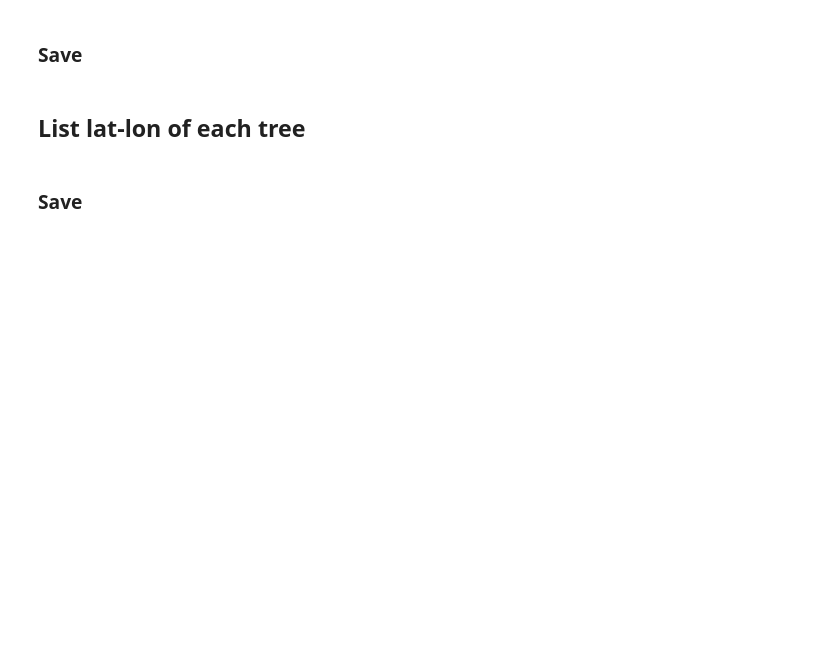
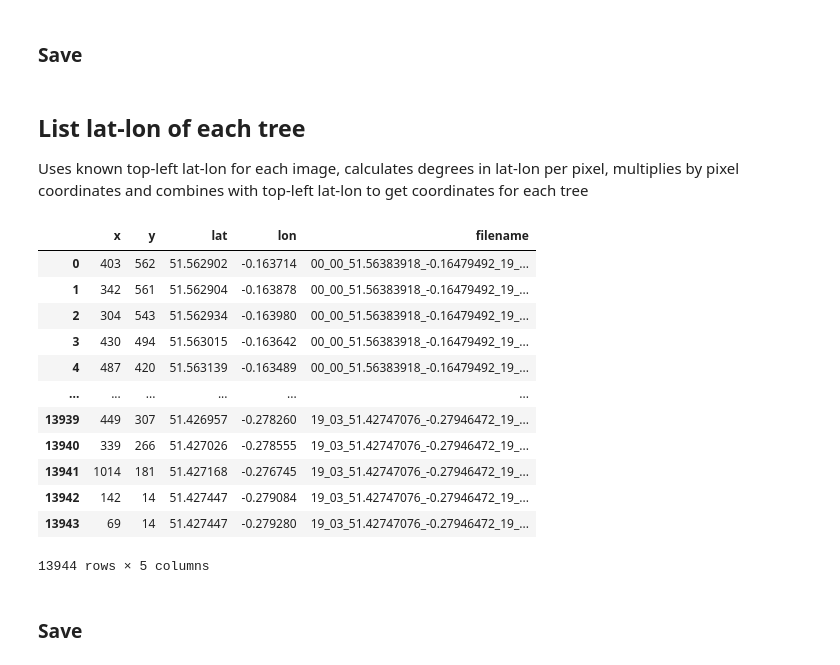
Before and after one commit to cormac-rynne/london-trees-dataset, a Jupyter notebook: london_trees.ipynb, the cells around one changed output. Cells and saved outputs as stored; diff of their text form; code cells hidden in the pictures; blank space fills up the shorter version.

Commit message:
Added examples, table outputs

```diff
--- a/london_trees.ipynb
+++ b/london_trees.ipynb
@@ -516,39 +568,55 @@ df
 # df.to_csv('./data/file_summary.csv', index=None)
 # %% [markdown]
 ## List lat-lon of each tree
+
+Uses known top-left lat-lon for each image, calculates degrees in lat-lon per pixel, multiplies by pixel coordinates and combines with top-left lat-lon to get coordinates for each tree
 # %%
 df_all = pd.DataFrame()
 
 points_filelist = glob.glob(os.path.join(os.getcwd(), 'gt_points', '*.csv'))
 for points_filepath in points_filelist:
     _, points_filename = os.path.split(points_filepath)
     img_filename = points_filename.replace('.csv', '.jpg')
 
     # Extract information from picture name
     pattern = "\d{1,2}_\d{1,2}_([-\d]{1,4}.\d{1,8})_([-\d]{1,4}.\d{1,8})_(\d{1,2})_\d{1,4}_\d{1,4}"
     lat_tl, lon_tl, zoom = re.findall(pattern, points_filepath)[0]
     lat_tl = float(lat_tl)
     lon_tl = float(lon_tl)
     zoom = int(zoom)
 
     # Get lat-lon per pixel
     coord = Coordinates(lat=lat_tl, lon=lon_tl, zoom=zoom)
     lat_pxl = coord.lat_pxl
     lon_pxl = coord.lon_pxl
 
     # Open ground truth points
     df = pd.read_csv(points_filepath, header=None)
     df.columns = ['x', 'y']
 
     # Calculate lat-lon for each tree
     df['lat'] = lat_tl - (df['y'] * lat_pxl)
     df['lon'] = (df['x'] * lon_pxl) + lon_tl
 
     df['filename'] = img_filename
 
-    df_all = pd.concat([df_all, df], axis=0)
+    df_all = pd.concat([df_all, df], axis=0).reset_index(drop=True)
 
 df_all
+# %% [output]
+|  | x | y | lat | lon | filename |
+| 0 | 403 | 562 | 51.562902 | -0.163714 | 00_00_51.56383918_-0.16479492_19_... |
+| 1 | 342 | 561 | 51.562904 | -0.163878 | 00_00_51.56383918_-0.16479492_19_... |
+| 2 | 304 | 543 | 51.562934 | -0.163980 | 00_00_51.56383918_-0.16479492_19_... |
+| 3 | 430 | 494 | 51.563015 | -0.163642 | 00_00_51.56383918_-0.16479492_19_... |
+| 4 | 487 | 420 | 51.563139 | -0.163489 | 00_00_51.56383918_-0.16479492_19_... |
+| ... | ... | ... | ... | ... | ... |
+| 13939 | 449 | 307 | 51.426957 | -0.278260 | 19_03_51.42747076_-0.27946472_19_... |
+| 13940 | 339 | 266 | 51.427026 | -0.278555 | 19_03_51.42747076_-0.27946472_19_... |
+| 13941 | 1014 | 181 | 51.427168 | -0.276745 | 19_03_51.42747076_-0.27946472_19_... |
+| 13942 | 142 | 14 | 51.427447 | -0.279084 | 19_03_51.42747076_-0.27946472_19_... |
+| 13943 | 69 | 14 | 51.427447 | -0.279280 | 19_03_51.42747076_-0.27946472_19_... |
+13944 rows × 5 columns
 # %% [markdown]
 ### Save
 # %%
```
Also changed, not shown: parts of 8 cells of this notebook.
